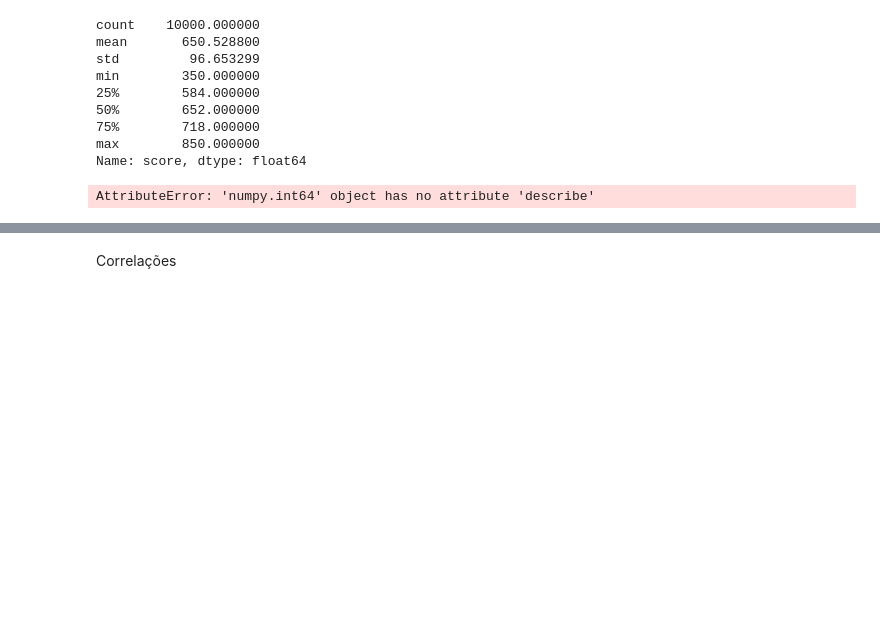
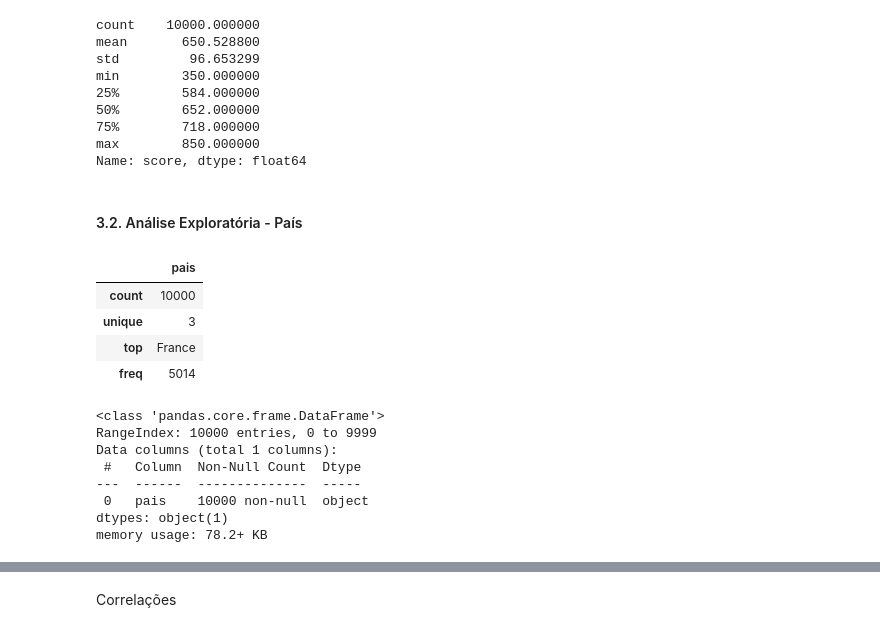
Before and after one commit to willyferreira/bank_churn, a Jupyter notebook: bank_churn.ipynb, the cells around one changed output, grey strips where cells are left out. Drawn from its saved outputs; the diff is of its cells as text; code cells hidden in the pictures; blank space fills up the shorter version.

```diff
--- a/bank_churn.ipynb
+++ b/bank_churn.ipynb
@@ -176,4 +174,25 @@ df_pais = df['pais'].count()
+# %% [markdown]
+<h4>3.2. Análise Exploratória - País</h4>
+# %%
+#Criando dataframe só com informações de país
+df_pais = df.filter(['pais'], axis = 1)
+#obtendo informações sobre o dataframe
+df_pais.describe()
+#https://sparkbyexamples.com/pandas/pandas-create-new-dataframe-by-selecting-specific-columns/
+# %% [output]
+|  | pais |
+| count | 10000 |
+| unique | 3 |
+| top | France |
+| freq | 5014 |
 # %%
-df_pais.describe()
+df_pais.info()
 # %% [output]
-AttributeError: 'numpy.int64' object has no attribute 'describe'
+<class 'pandas.core.frame.DataFrame'>
+RangeIndex: 10000 entries, 0 to 9999
+Data columns (total 1 columns):
+ #   Column  Non-Null Count  Dtype
+---  ------  --------------  -----
+ 0   pais    10000 non-null  object
+dtypes: object(1)
+memory usage: 78.2+ KB
```
Also changed, not shown: parts of 5 cells of this notebook.
